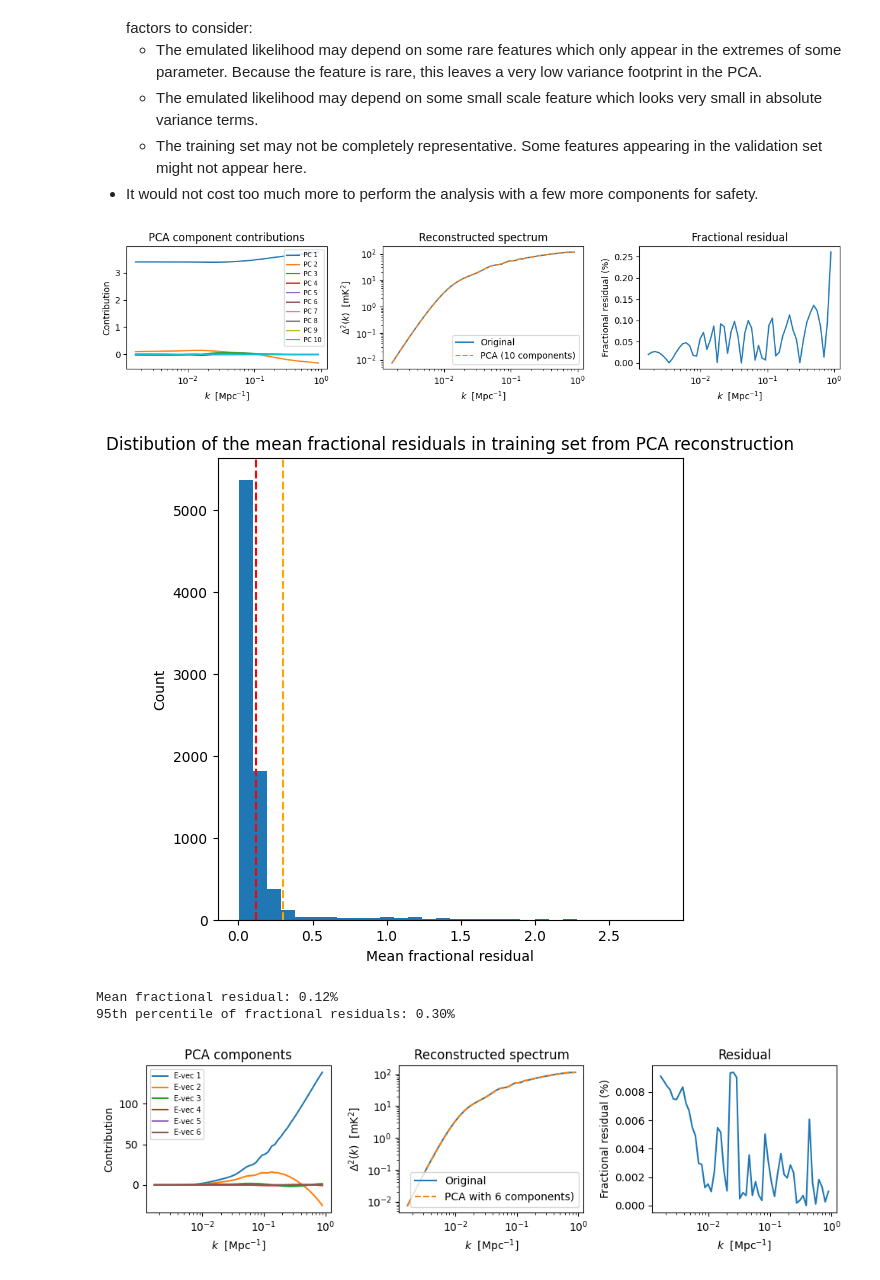
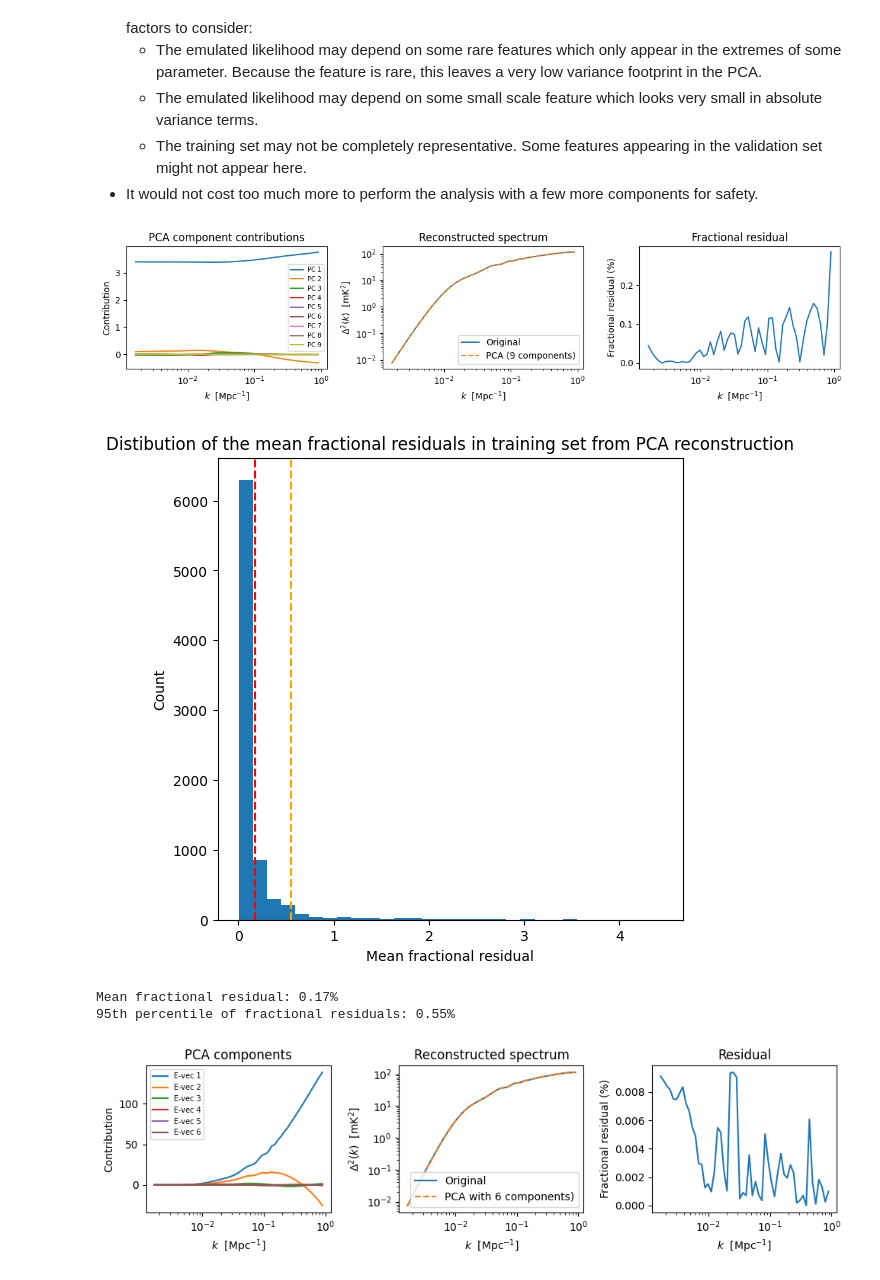
Before and after one commit to JoeyWee1/Machine-Learning-Enhanced-Inference-of-the-21-cm-Power-Spectrum-at-Cosmic-Dawn, a Jupyter notebook: ML_inference.ipynb, the cells around one changed output. Saved outputs shown, nothing was run; the diff lists cells and outputs as text; code cells hidden in the pictures.

```diff
--- a/ML_inference.ipynb
+++ b/ML_inference.ipynb
@@ -165,13 +165,13 @@ for threshold in thresholds:
     - The training set may not be completely representative. Some features appearing in the validation set might not appear here.
 - It would not cost too much more to perform the analysis with a few more components for safety.
 # %%
-n_comp =10
+n_comp =9
 from helpers.plotting import plot_reconstructed_train
 # for i in range(0, 8000, 200):
 #     _ = plot_reconstructed_train(processed, raw_data, n_comp=10, plot=True, idx=i)
 _ = plot_reconstructed_train(processed, raw_data, n_comp=n_comp, plot=True, idx=0)
 # %% [output]
-[figure, old version]
+[figure, new version]
 # %%
 # n_comp = 6
 
@@ -224,9 +224,9 @@ _ = plot_reconstructed_train(processed, raw_data, n_comp=n_comp, plot=True, idx=
 from helpers.plotting import pca_fractional_residual
 _ = pca_fractional_residual(processed, raw_data, n_comp=n_comp)
 # %% [output]
-[figure, old version]
+[figure, new version]
-Mean fractional residual: 0.12%
-95th percentile of fractional residuals: 0.30%
+Mean fractional residual: 0.17%
+95th percentile of fractional residuals: 0.55%
 # %%
 # _ = check_reconstructed_spectra(plot = True)
 # frac_residuals= []
```
Also changed, not shown: 1 other file.
